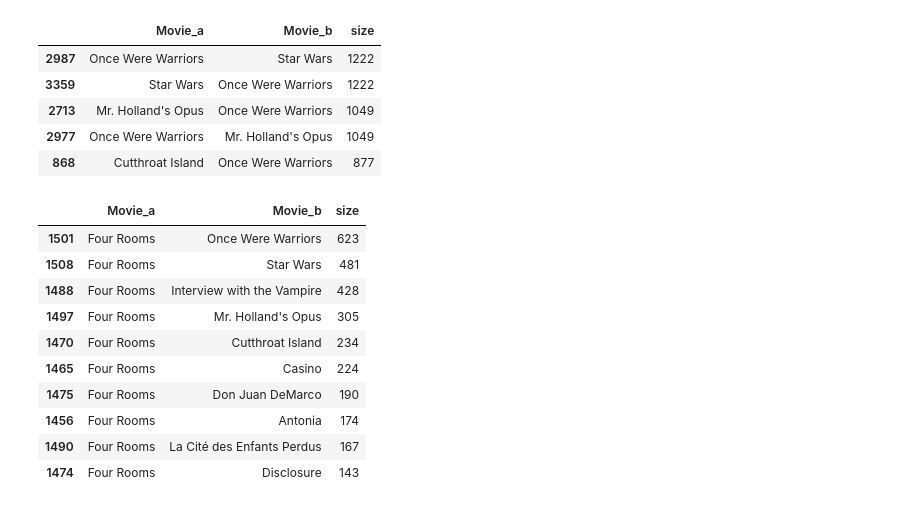
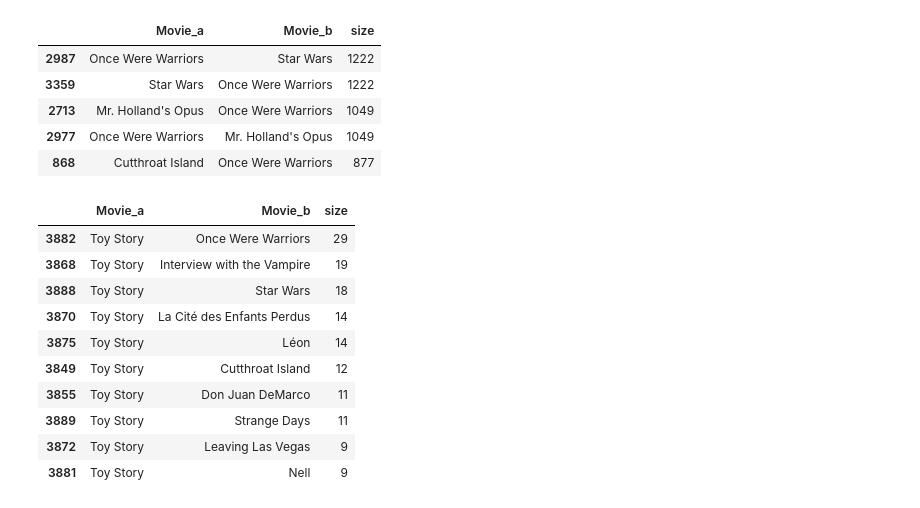
Before and after one commit to Konpoulos/ADS, a Jupyter notebook: Block 3/Personalisation For Media/PFPM Readings/Erik Code/Week 1/Lab assigment 2.ipynb, the cells around one changed output. Saved outputs shown, nothing was run; the diff lists cells and outputs as text; code cells hidden in the pictures.

```diff
--- a/Block 3/Personalisation For Media/PFPM Readings/Erik Code/Week 1/Lab assigment 2.ipynb
+++ b/Block 3/Personalisation For Media/PFPM Readings/Erik Code/Week 1/Lab assigment 2.ipynb
@@ -147,16 +147,16 @@ combi_count.sort_values('size', ascending=False).head(5)
 | 868 | Cutthroat Island | Once Were Warriors | 877 |
 # %%
 # search for a specific
-combi_count[combi_count['Movie_a'] == 'Four Rooms'].sort_values('size', ascending=False).head(10)
+combi_count[combi_count['Movie_a'] == 'Toy Story'].sort_values('size', ascending=False).head(10)
 # %% [output]
 |  | Movie_a | Movie_b | size |
-| 1501 | Four Rooms | Once Were Warriors | 623 |
-| 1508 | Four Rooms | Star Wars | 481 |
-| 1488 | Four Rooms | Interview with the Vampire | 428 |
-| 1497 | Four Rooms | Mr. Holland's Opus | 305 |
-| 1470 | Four Rooms | Cutthroat Island | 234 |
-| 1465 | Four Rooms | Casino | 224 |
-| 1475 | Four Rooms | Don Juan DeMarco | 190 |
-| 1456 | Four Rooms | Antonia | 174 |
-| 1490 | Four Rooms | La Cité des Enfants Perdus | 167 |
-| 1474 | Four Rooms | Disclosure | 143 |
+| 3882 | Toy Story | Once Were Warriors | 29 |
+| 3868 | Toy Story | Interview with the Vampire | 19 |
+| 3888 | Toy Story | Star Wars | 18 |
+| 3870 | Toy Story | La Cité des Enfants Perdus | 14 |
+| 3875 | Toy Story | Léon | 14 |
+| 3849 | Toy Story | Cutthroat Island | 12 |
+| 3855 | Toy Story | Don Juan DeMarco | 11 |
+| 3889 | Toy Story | Strange Days | 11 |
+| 3872 | Toy Story | Leaving Las Vegas | 9 |
+| 3881 | Toy Story | Nell | 9 |
```
Also changed, not shown: parts of 1 cell of this notebook, 13 other files.
